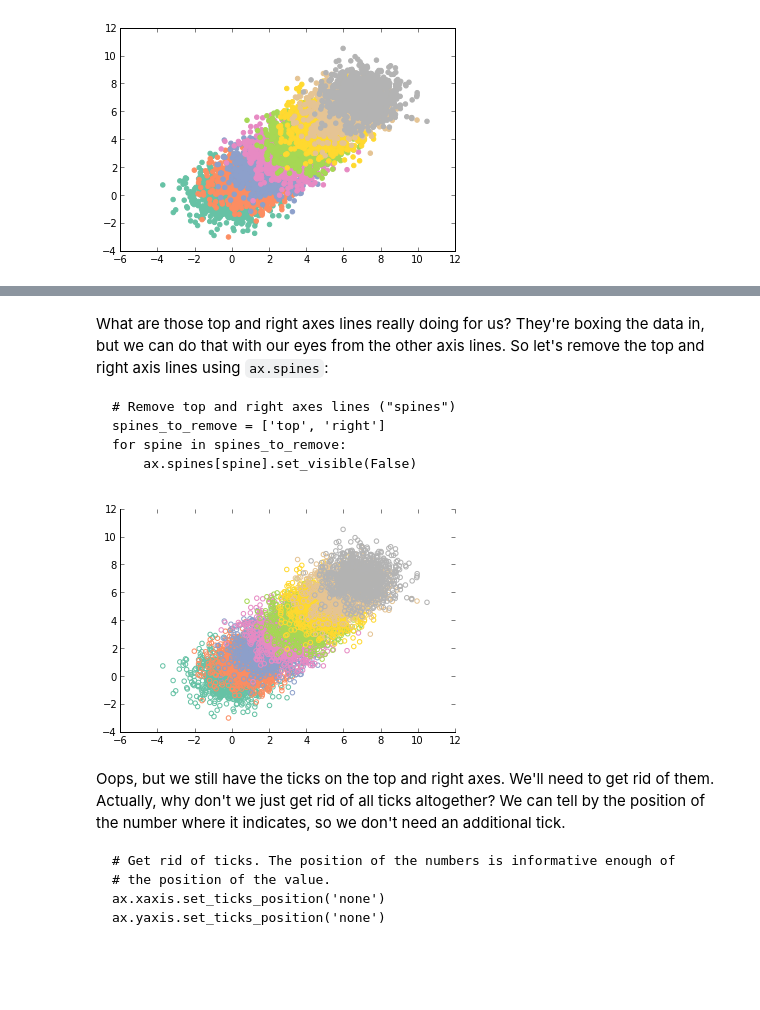
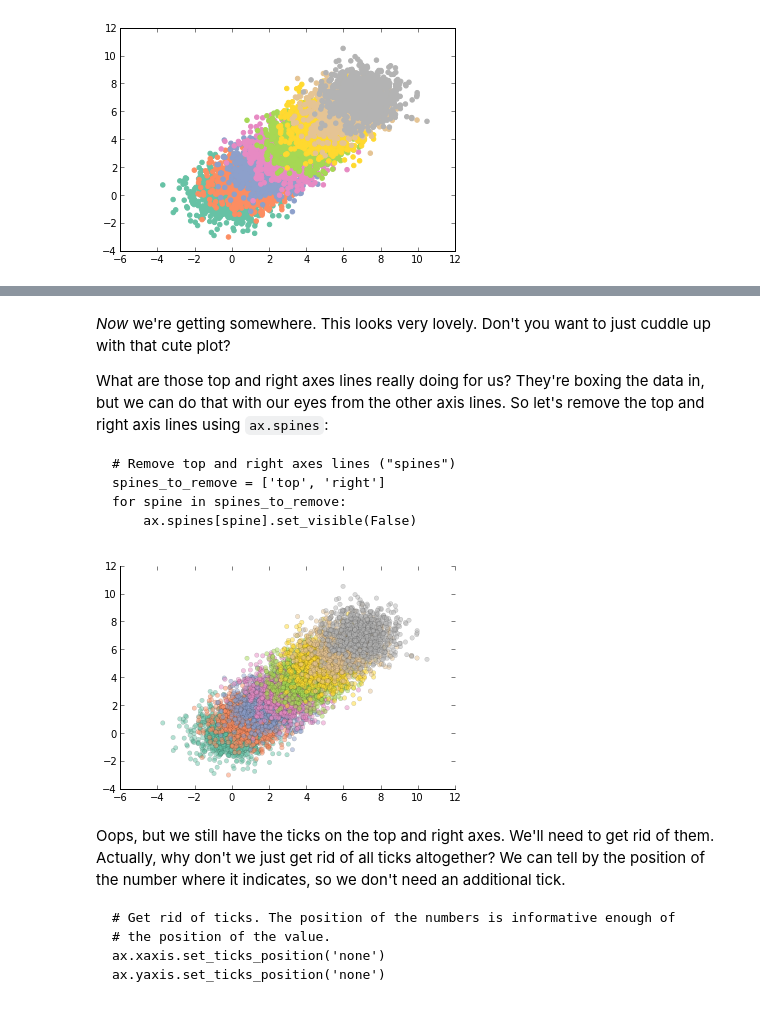
Before and after one commit to olgabot/prettyplotlib, a Jupyter notebook: examples/scatter.ipynb, the cells around one changed output, grey strips where cells are left out. Cells and saved outputs as stored; diff of their text form; code cells hidden in the pictures; blank space fills up the shorter version.

```diff
--- a/examples/scatter.ipynb
+++ b/examples/scatter.ipynb
@@ -73,5 +103,7 @@ for i in range(8):
     x = np.random.normal(loc=i, size=1000)
     y = np.random.normal(loc=i, size=1000)
     color = set2[i]
-    ax.scatter(x, y, label=str(i), edgecolor=color, facecolor='none')
+    ax.scatter(x, y, label=str(i), alpha=0.5, edgecolor='black', facecolor=color)
+
+fig.savefig('scatter_matplotlib_improved_03_added_outline.png')
 # %% [output]
@@ -78,0 +115,19 @@ for i in range(8):
+# %%
+import matplotlib.pyplot as mpl_plt
+import brewer2mpl
+
+# Get "Set2" colors from ColorBrewer (all colorbrewer scales: http://bl.ocks.org/mbostock/5577023)
+set2 = brewer2mpl.get_map('Set2', 'qualitative', 8).mpl_colors
+
+# Set the random seed for consistency
+np.random.seed(12)
+
+fig, ax = mpl_plt.subplots(1)
+
+# Show the whole color range
+for i in range(8):
+    x = np.random.normal(loc=i, size=1000)
+    y = np.random.normal(loc=i, size=1000)
+    color = set2[i]
+    ax.scatter(x, y, label=str(i), alpha=0.5, edgecolor='black', facecolor=color, linewidth=0.15)
+fig.savefig('scatter_matplotlib_improved_04_thinned_outline.png')
@@ -79,4 +136,6 @@ for i in range(8):
 # %% [markdown]
+*Now* we're getting somewhere. This looks very lovely. Don't you want to just cuddle up with that cute plot?
+
 What are those top and right axes lines really doing for us? They're boxing the data in, but we can do that with our eyes from the other axis lines. So let's remove the top and right axis lines using `ax.spines`:
 
     # Remove top and right axes lines ("spines")
@@ -86,28 +145,29 @@ What are those top and right axes lines really doing for us? They're boxing the
 # %%
 import matplotlib.pyplot as mpl_plt
 import brewer2mpl
 
 # Get "Set2" colors from ColorBrewer (all colorbrewer scales: http://bl.ocks.org/mbostock/5577023)
 set2 = brewer2mpl.get_map('Set2', 'qualitative', 8).mpl_colors
 
 # Set the random seed for consistency
 np.random.seed(12)
 
 fig, ax = mpl_plt.subplots(1)
 
 # Show the whole color range
 for i in range(8):
     x = np.random.normal(loc=i, size=1000)
     y = np.random.normal(loc=i, size=1000)
     color = set2[i]
-    ax.scatter(x, y, label=str(i), edgecolor=color, facecolor='none')
+    ax.scatter(x, y, label=str(i), alpha=0.5, edgecolor='black', facecolor=color, linewidth=0.15)
 
 # Remove top and right axes lines ("spines")
 spines_to_remove = ['top', 'right']
 for spine in spines_to_remove:
     ax.spines[spine].set_visible(False)
+fig.savefig('scatter_matplotlib_improved_05_removed_top_right_spines.png')
 # %% [output]
-[figure, old version]
+[figure, new version]
 # %% [markdown]
 Oops, but we still have the ticks on the top and right axes. We'll need to get rid of them. Actually, why don't we just get rid of all ticks altogether? We can tell by the position of the number where it indicates, so we don't need an additional tick.
 
```
Also changed, not shown: parts of 21 cells of this notebook, 52 other files.
